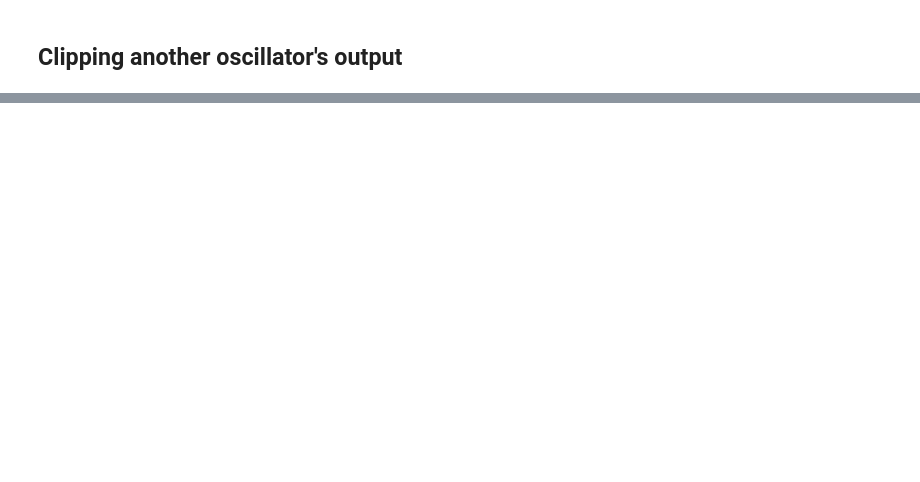
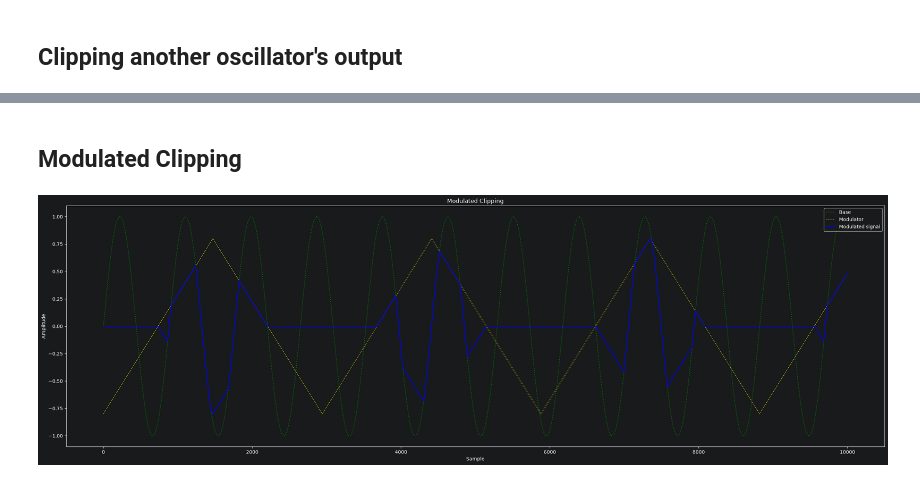
Before and after one commit to rasigle/sonicrack, a Jupyter notebook: examples/oscillators/oscillators_v7_clipping.ipynb, the cells around one changed output, grey strips where cells are left out. Saved outputs shown, nothing was run; the diff lists cells and outputs as text; code cells hidden in the pictures; blank space fills up the shorter version.

```diff
--- a/examples/oscillators/oscillators_v7_clipping.ipynb
+++ b/examples/oscillators/oscillators_v7_clipping.ipynb
@@ -46,0 +47,34 @@ plt.show()
+# %% [markdown]
+## Modulated Clipping
+# %%
+import matplotlib.pyplot as plt
+
+from engine import Chain, ModulatedClipper, SineOscillator, TriangleOscillator
+
+sine_frequency = 50
+mod_frequency = 15
+n = 10000
+
+base = SineOscillator(sine_frequency)
+modulator = TriangleOscillator(mod_frequency, wave_range=(-0.8, 0.8), amplitude=1.0)
+gen = Chain(base, ModulatedClipper(modulator))
+
+base_samples = base.get_samples(n=n)
+modulator_samples = modulator.get_samples(n=n)
+base.reset()
+modulator.reset()
+modulated_samples = gen.get_samples(n)
+
+plt.subplots(1, 1, figsize=(25, 8))
+plt.plot(base_samples, label="Base", linestyle=":", color="g")
+plt.plot(modulator_samples, label="Modulator", linestyle=":", color="y")
+plt.plot(modulated_samples, label="Modulated signal", color="b")
+plt.xlabel("Sample")
+plt.ylabel("Amplitude")
+plt.title("Modulated Clipping")
+plt.legend(loc="upper right")
+
+plt.tight_layout()
+plt.show()
+# %% [output]
+[figure, added]
```
Also changed, not shown: parts of 2 cells of this notebook, 21 other files.
